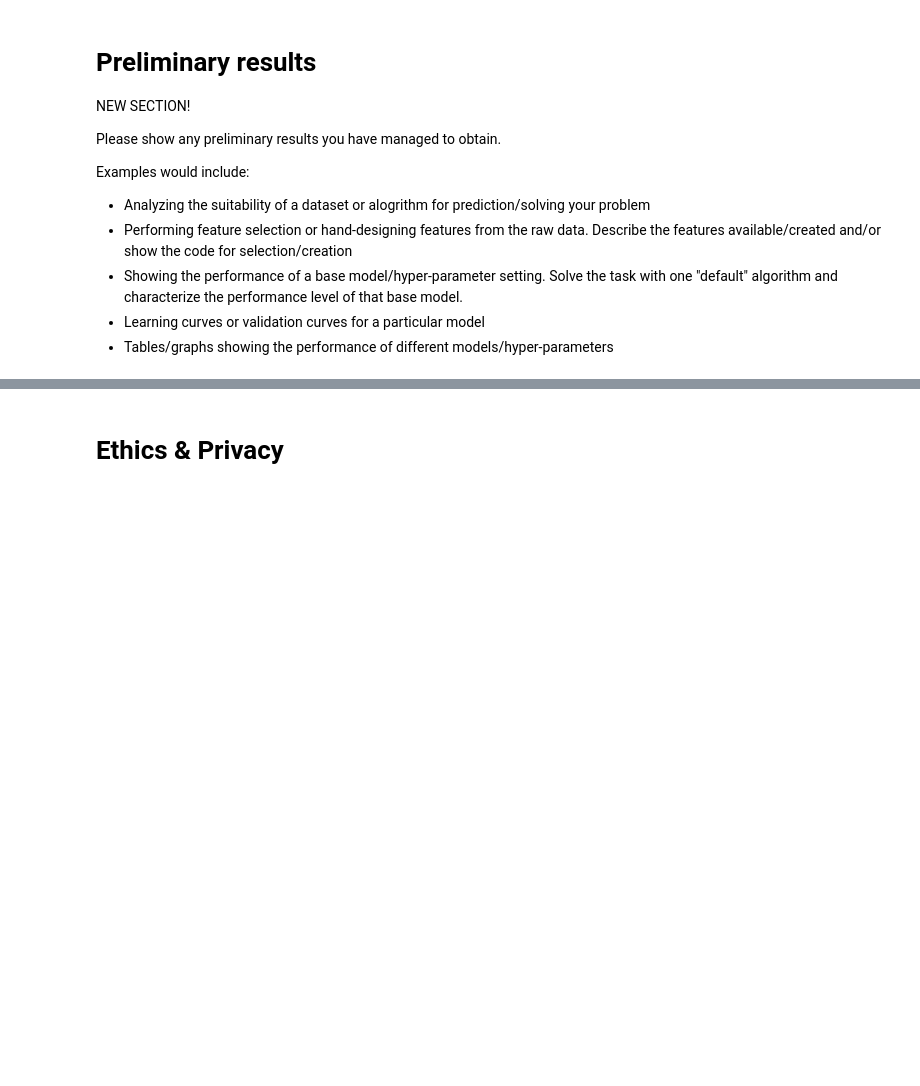
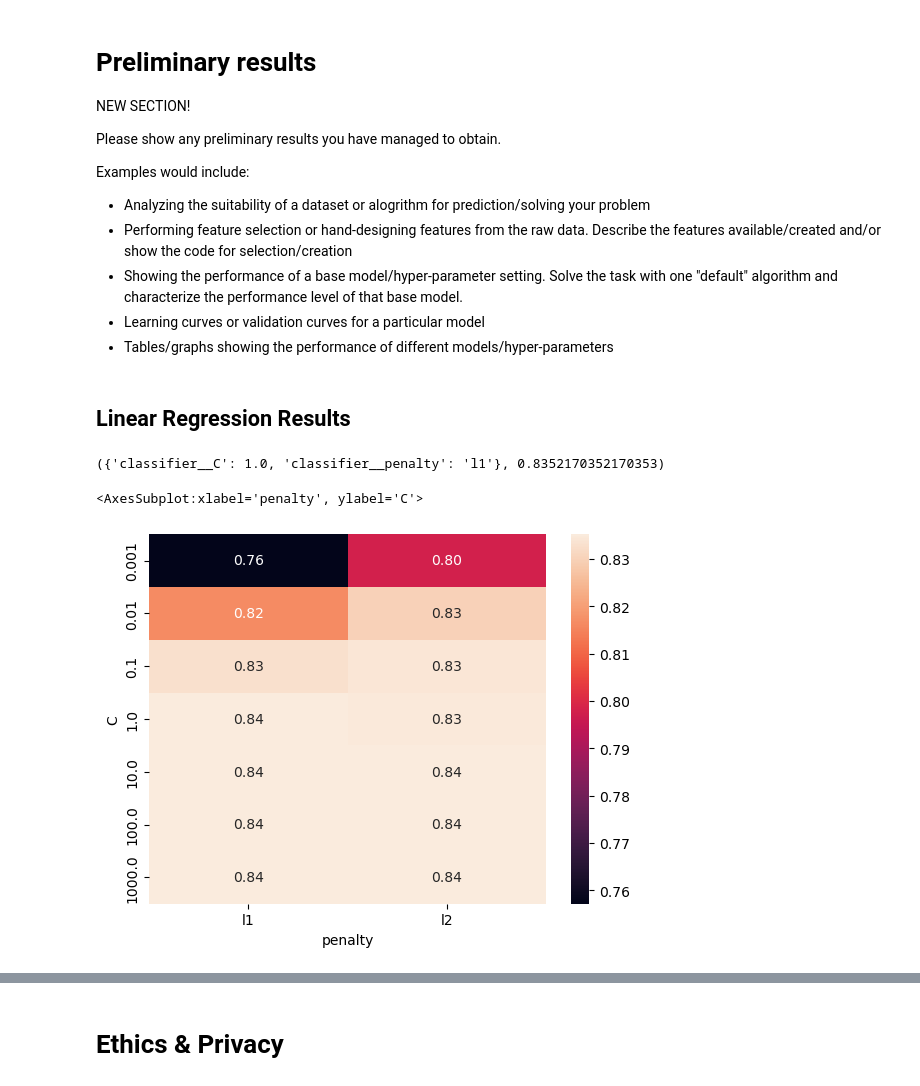
Before and after one commit to COGS118A/Group022-SP23, a Jupyter notebook: Checkpoint_Group022-SP23.ipynb, the cells around one changed output, grey strips where cells are left out. Saved outputs shown, nothing was run; the diff lists cells and outputs as text; code cells hidden in the pictures; blank space fills up the shorter version.

Commit message:
Models + Prelim

```diff
--- a/Checkpoint_Group022-SP23.ipynb
+++ b/Checkpoint_Group022-SP23.ipynb
@@ -111,8 +119,8 @@ num_cols = ['age', 'fnlwgt', 'hours-per-week']
 cat_cols = ['workclass', 'education', 'marital-status', 'occupation', 'relationship', 'race', 'sex', 'native-country']
 preprocessor = ColumnTransformer(
     transformers=[
-        ('num', StandardScaler(), normalize),
-        ('cat', OneHotEncoder(), onehot)
+        ('num', StandardScaler(), num_cols),
+        ('cat', OneHotEncoder(handle_unknown='ignore'), cat_cols)
     ])
 # %%
 X = data.drop('income', axis='columns')
@@ -119,0 +130,13 @@ y = data['income']
+# %%
+pipe = Pipeline([('make_features', preprocessor),
+                 ('classifier', LogisticRegression(solver='saga', max_iter=10000))])
+
+search_space = {'classifier__C': np.logspace(-3, 3, 7),
+               'classifier__penalty': ['l2', 'l1']}
+
+best_model = GridSearchCV(pipe, search_space, cv=5, verbose=3)
+
+X_train, X_test, y_train, y_test = train_test_split(X, y,
+                                                    test_size=0.25, random_state=101)
+
+best_model.fit(X_train, y_train)
@@ -132,0 +277,25 @@ Examples would include:
+# %% [markdown]
+## Linear Regression Results
+# %%
+# Best model parameters
+best_model.best_params_, best_model.best_score_
+# %% [output]
+({'classifier__C': 1.0, 'classifier__penalty': 'l1'}, 0.8352170352170353)
+# %%
+# See the results of different hyper parameters
+results = pd.DataFrame( best_model.cv_results_['params'] )
+
+# next grab the score resulting from those parameters, add it to the data
+# score is accuracy; to display it as misclassification error we could use 1 - x
+results['accuracy'] = best_model.cv_results_['mean_test_score']
+
+# get rid of classifier__XX in columns
+cols = results.columns.to_series().str.split('__').apply(lambda x: x[-1])
+results.columns = cols
+
+# lets show the results across penalty & C values
+sns.heatmap( results.pivot('C','penalty','accuracy'),
+             annot=True, fmt='3.2f')
+# %% [output]
+<AxesSubplot:xlabel='penalty', ylabel='C'>
+[figure, added]
```
Also changed, not shown: parts of 15 cells of this notebook.
